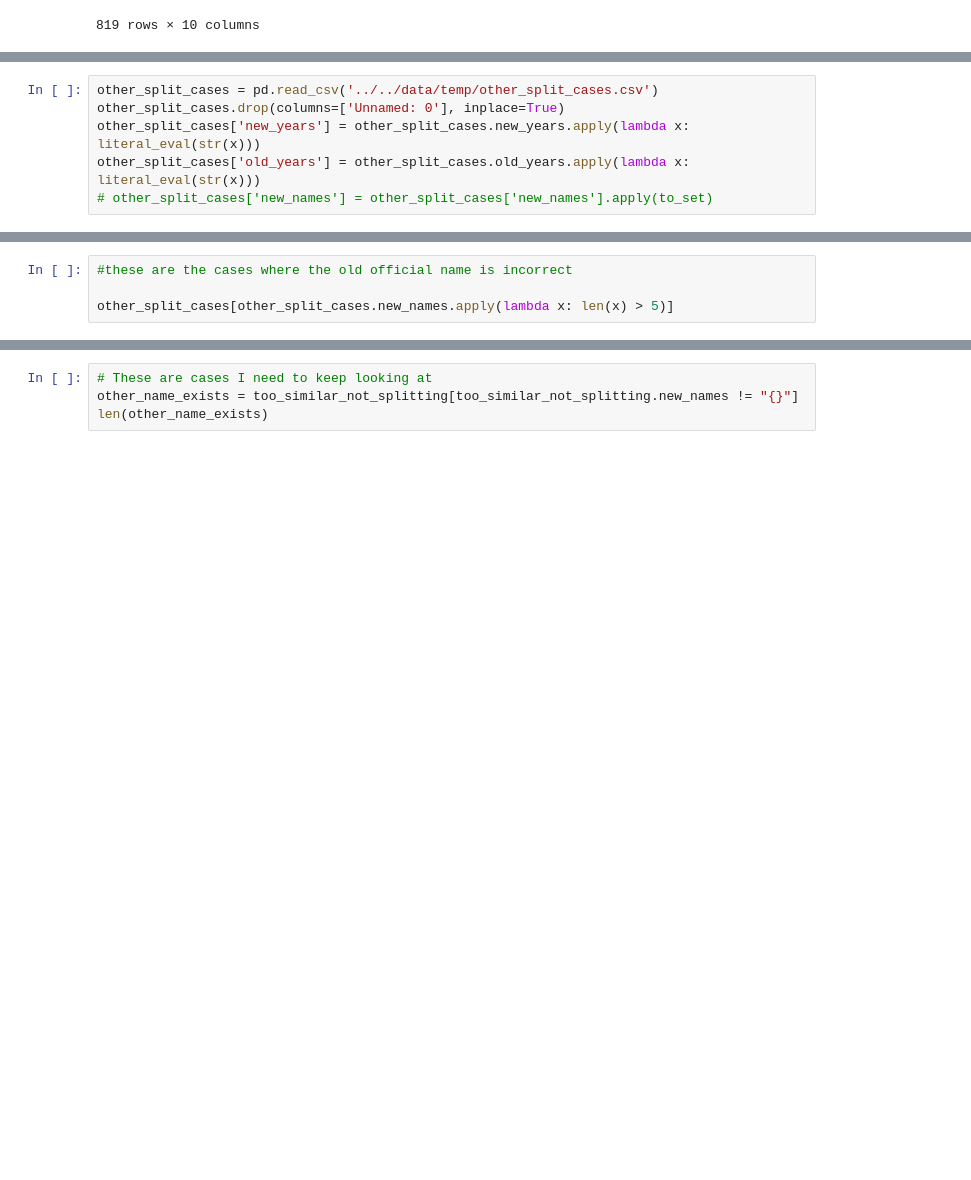
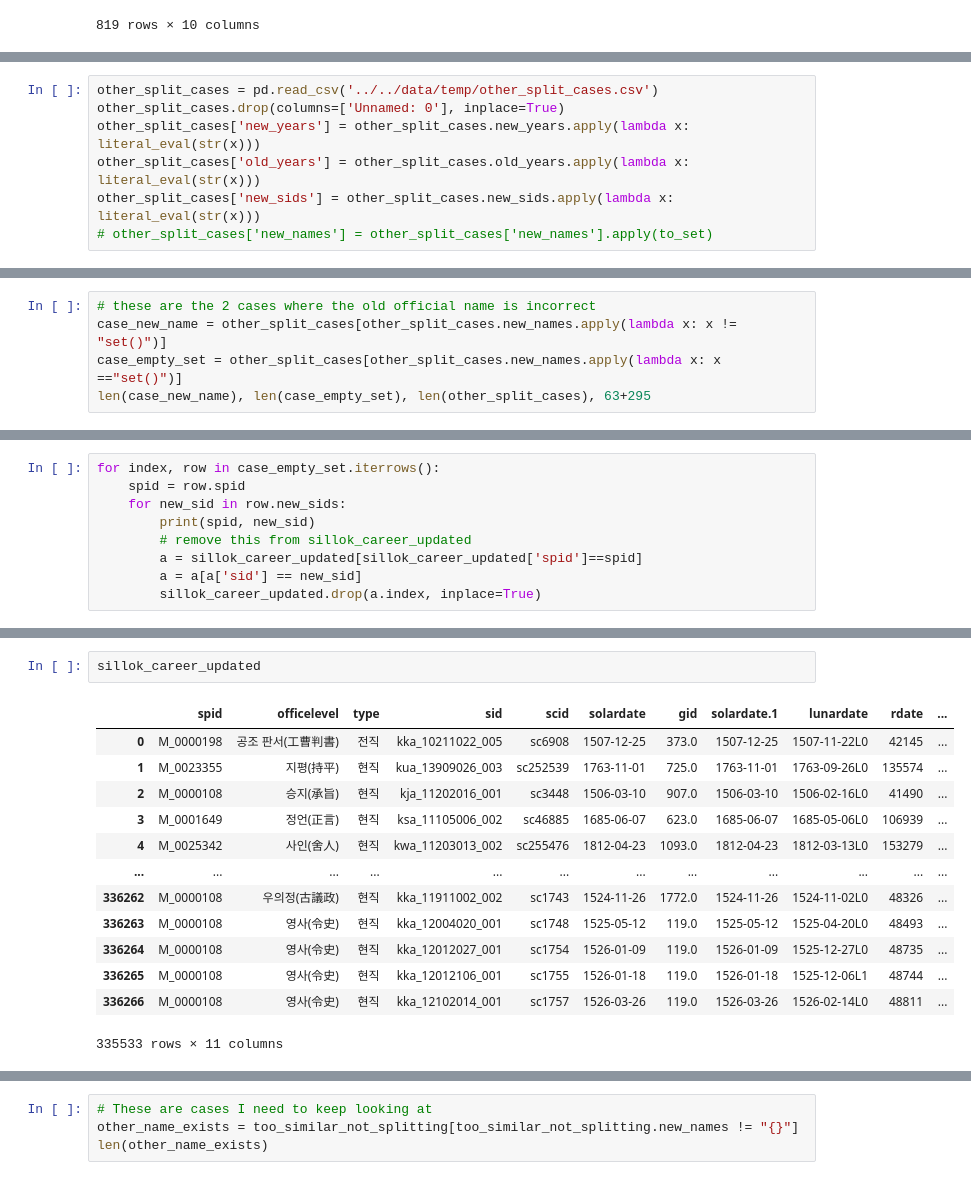
Before and after one commit to yenniejun/JoseonMunkwa, a Jupyter notebook: code/PreprocessToLinkage/To Split.ipynb, the cells around one changed output, grey strips where cells are left out. Cells and saved outputs as stored; diff of their text form; blank space fills up the shorter version.

```diff
--- a/code/PreprocessToLinkage/To Split.ipynb
+++ b/code/PreprocessToLinkage/To Split.ipynb
@@ -871,4 +915,5 @@ other_split_cases = pd.read_csv('../../data/temp/other_split_cases.csv')
 other_split_cases.drop(columns=['Unnamed: 0'], inplace=True)
 other_split_cases['new_years'] = other_split_cases.new_years.apply(lambda x: literal_eval(str(x)))
 other_split_cases['old_years'] = other_split_cases.old_years.apply(lambda x: literal_eval(str(x)))
+other_split_cases['new_sids'] = other_split_cases.new_sids.apply(lambda x: literal_eval(str(x)))
 # other_split_cases['new_names'] = other_split_cases['new_names'].apply(to_set)
@@ -890,5 +920,6 @@ Name: new_names, Length: 358, dtype: object
 # %%
-#these are the cases where the old official name is incorrect
-
-other_split_cases[other_split_cases.new_names.apply(lambda x: len(x) > 5)]
+# these are the 2 cases where the old official name is incorrect
+case_new_name = other_split_cases[other_split_cases.new_names.apply(lambda x: x != "set()")]
+case_empty_set = other_split_cases[other_split_cases.new_names.apply(lambda x: x =="set()")]
+len(case_new_name), len(case_empty_set), len(other_split_cases), 63+295
 # %% [output]
@@ -909,0 +949,9 @@ len(split_people), len(too_similar_not_splitting)
+# %%
+for index, row in case_empty_set.iterrows():
+    spid = row.spid
+    for new_sid in row.new_sids:
+        print(spid, new_sid)
+        # remove this from sillok_career_updated
+        a = sillok_career_updated[sillok_career_updated['spid']==spid]
+        a = a[a['sid'] == new_sid]
+        sillok_career_updated.drop(a.index, inplace=True)
@@ -909,0 +976,16 @@ len(split_people), len(too_similar_not_splitting)
+# %%
+sillok_career_updated
+# %% [output]
+|  | spid | officelevel | type | sid | scid | solardate | gid | solardate.1 | lunardate | rdate | ... |
+| 0 | M_0000198 | 공조 판서(工曹判書) | 전직 | kka_10211022_005 | sc6908 | 1507-12-25 | 373.0 | 1507-12-25 | 1507-11-22L0 | 42145 | ... |
+| 1 | M_0023355 | 지평(持平) | 현직 | kua_13909026_003 | sc252539 | 1763-11-01 | 725.0 | 1763-11-01 | 1763-09-26L0 | 135574 | ... |
+| 2 | M_0000108 | 승지(承旨) | 현직 | kja_11202016_001 | sc3448 | 1506-03-10 | 907.0 | 1506-03-10 | 1506-02-16L0 | 41490 | ... |
+| 3 | M_0001649 | 정언(正言) | 현직 | ksa_11105006_002 | sc46885 | 1685-06-07 | 623.0 | 1685-06-07 | 1685-05-06L0 | 106939 | ... |
+| 4 | M_0025342 | 사인(舍人) | 현직 | kwa_11203013_002 | sc255476 | 1812-04-23 | 1093.0 | 1812-04-23 | 1812-03-13L0 | 153279 | ... |
+| ... | ... | ... | ... | ... | ... | ... | ... | ... | ... | ... | ... |
+| 336262 | M_0000108 | 우의정(古議政) | 현직 | kka_11911002_002 | sc1743 | 1524-11-26 | 1772.0 | 1524-11-26 | 1524-11-02L0 | 48326 | ... |
+| 336263 | M_0000108 | 영사(令史) | 현직 | kka_12004020_001 | sc1748 | 1525-05-12 | 119.0 | 1525-05-12 | 1525-04-20L0 | 48493 | ... |
+| 336264 | M_0000108 | 영사(令史) | 현직 | kka_12012027_001 | sc1754 | 1526-01-09 | 119.0 | 1526-01-09 | 1525-12-27L0 | 48735 | ... |
+| 336265 | M_0000108 | 영사(令史) | 현직 | kka_12012106_001 | sc1755 | 1526-01-18 | 119.0 | 1526-01-18 | 1525-12-06L1 | 48744 | ... |
+| 336266 | M_0000108 | 영사(令史) | 현직 | kka_12102014_001 | sc1757 | 1526-03-26 | 119.0 | 1526-03-26 | 1526-02-14L0 | 48811 | ... |
+335533 rows × 11 columns
```
Also changed, not shown: parts of 34 cells of this notebook.
